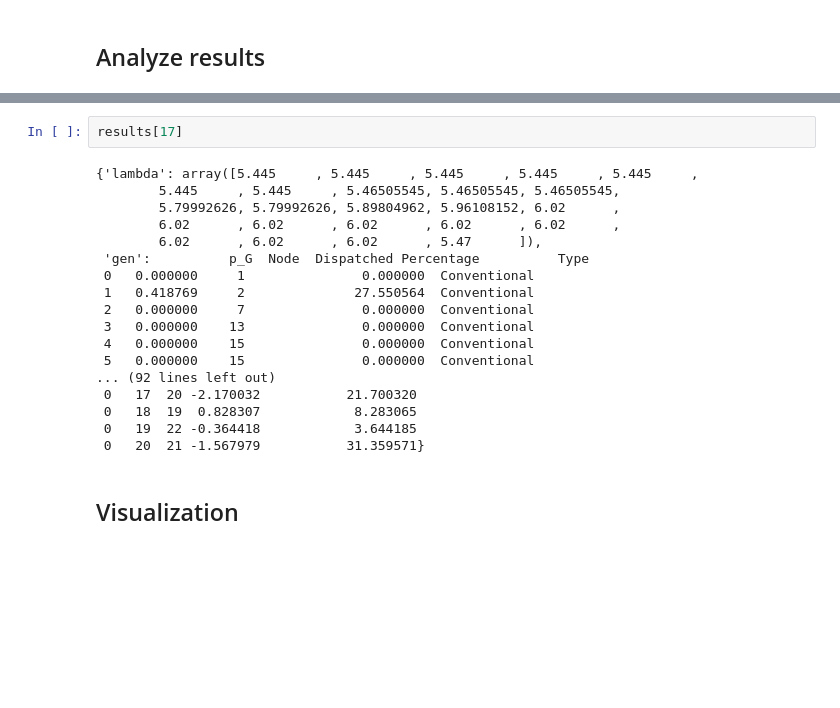
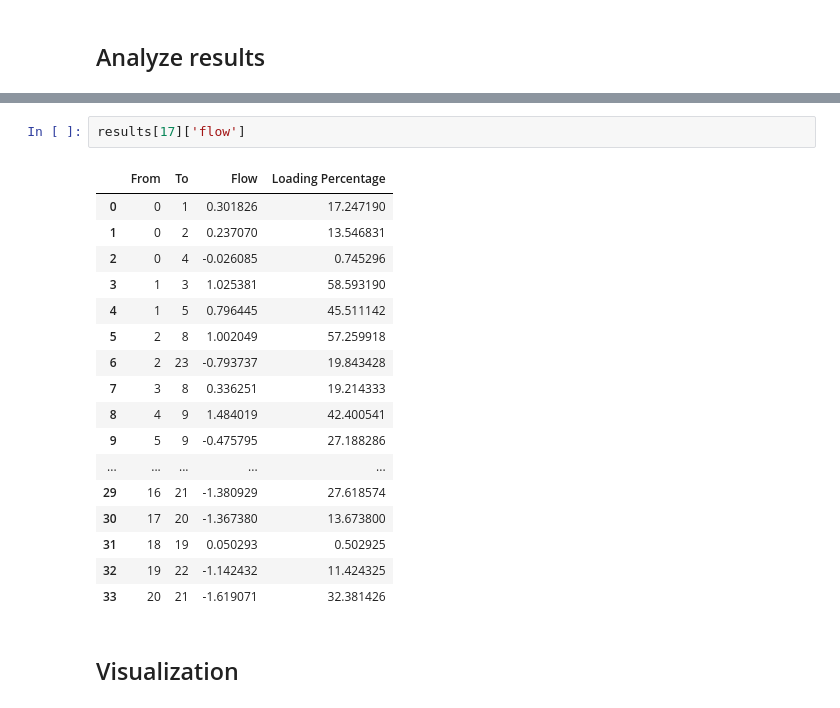
Before and after one commit to Hvid1999/46755, a Jupyter notebook: Assignment 1/task_4.ipynb, the cells around one changed output, grey strips where cells are left out. Saved outputs shown, nothing was run; the diff lists cells and outputs as text; blank space fills up the shorter version.

```diff
--- a/Assignment 1/task_4.ipynb
+++ b/Assignment 1/task_4.ipynb
@@ -376,23 +381,23 @@ Optimal objective value: 734229.69 $
 # %%
-results[17]
+results[17]['flow']
 # %% [output]
-{'lambda': array([5.445     , 5.445     , 5.445     , 5.445     , 5.445     ,
-        5.445     , 5.445     , 5.46505545, 5.46505545, 5.46505545,
-        5.79992626, 5.79992626, 5.89804962, 5.96108152, 6.02      ,
-        6.02      , 6.02      , 6.02      , 6.02      , 6.02      ,
-        6.02      , 6.02      , 6.02      , 5.47      ]),
- 'gen':          p_G  Node  Dispatched Percentage          Type
- 0   0.000000     1               0.000000  Conventional
- 1   0.418769     2              27.550564  Conventional
- 2   0.000000     7               0.000000  Conventional
- 3   0.000000    13               0.000000  Conventional
- 4   0.000000    15               0.000000  Conventional
- 5   0.000000    15               0.000000  Conventional
-... (92 lines left out)
- 0   17  20 -2.170032           21.700320
- 0   18  19  0.828307            8.283065
- 0   19  22 -0.364418            3.644185
- 0   20  21 -1.567979           31.359571}
+|  | From | To | Flow | Loading Percentage |
+| 0 | 0 | 1 | 0.301826 | 17.247190 |
+| 1 | 0 | 2 | 0.237070 | 13.546831 |
+| 2 | 0 | 4 | -0.026085 | 0.745296 |
+| 3 | 1 | 3 | 1.025381 | 58.593190 |
+| 4 | 1 | 5 | 0.796445 | 45.511142 |
+| 5 | 2 | 8 | 1.002049 | 57.259918 |
+| 6 | 2 | 23 | -0.793737 | 19.843428 |
+| 7 | 3 | 8 | 0.336251 | 19.214333 |
+| 8 | 4 | 9 | 1.484019 | 42.400541 |
+| 9 | 5 | 9 | -0.475795 | 27.188286 |
+| ... | ... | ... | ... | ... |
+| 29 | 16 | 21 | -1.380929 | 27.618574 |
+| 30 | 17 | 20 | -1.367380 | 13.673800 |
+| 31 | 18 | 19 | 0.050293 | 0.502925 |
+| 32 | 19 | 22 | -1.142432 | 11.424325 |
+| 33 | 20 | 21 | -1.619071 | 32.381426 |
 # %% [markdown]
 ## Visualization
 # %%
```
Also changed, not shown: parts of 6 cells of this notebook.
